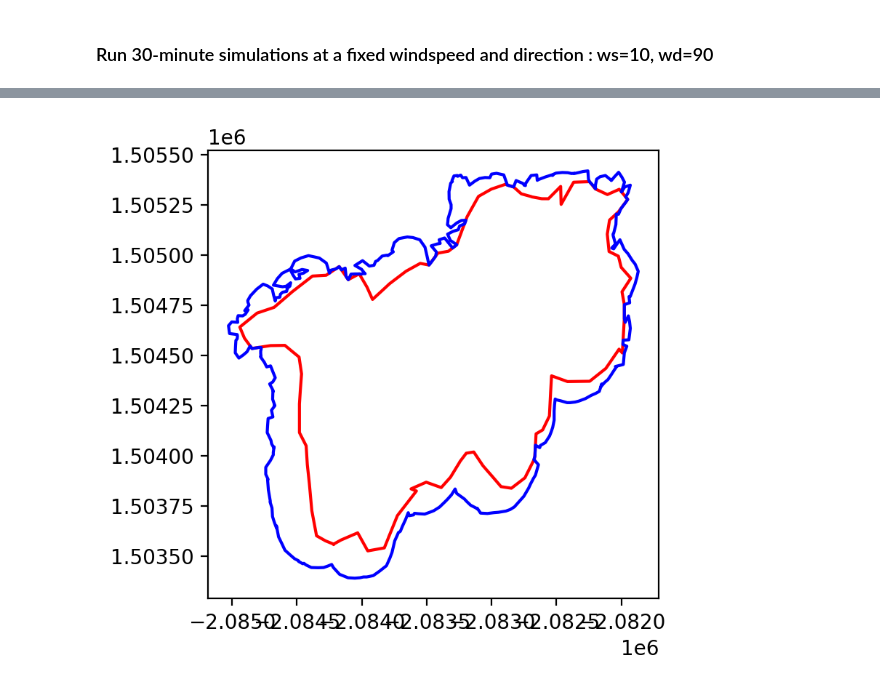
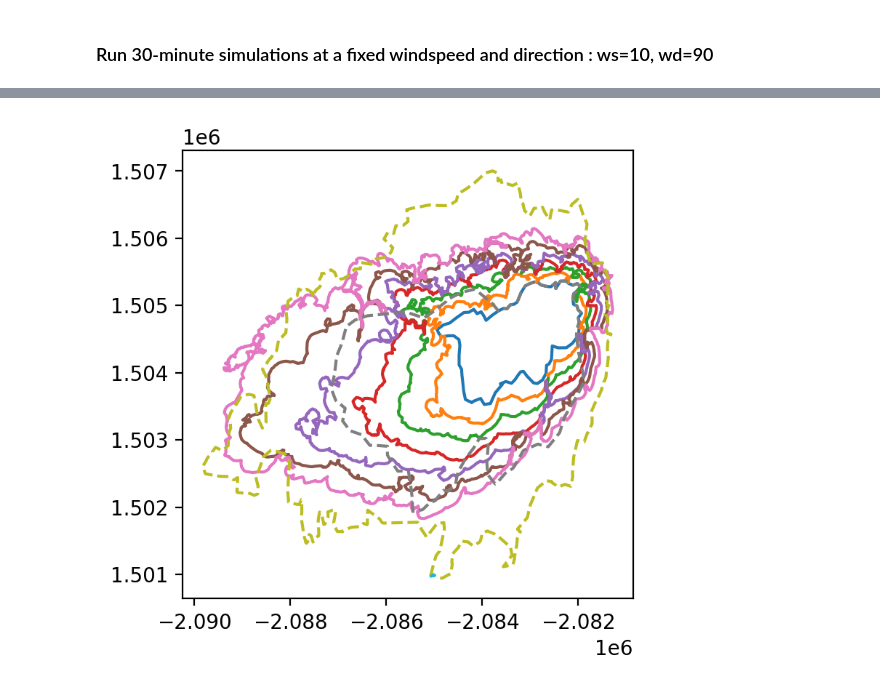
Before and after one commit to tolgacaglar/farsite-devAPI, a Jupyter notebook: src/Create Reference Fire for Maria.ipynb, the cells around one changed output, grey strips where cells are left out. Drawn from its saved outputs; the diff is of its cells as text; code cells hidden in the pictures.

```diff
--- a/src/Create Reference Fire for Maria.ipynb
+++ b/src/Create Reference Fire for Maria.ipynb
@@ -62,25 +86,2 @@ usr.db.gdfignition = pd.concat([usr.db.gdfignition, gdfcompare])
 # %%
-windspeed = 10
-winddirection = 90
-
-inputData = {'description': description,
-             'igniteidx'  : igniteidx,
-             'compareidx' : compareidx,
-             'lcpidx'     : lcpidx,
-             'barrieridx' : barrieridx,
-
-             'windspeed': windspeed, 'winddirection': winddirection,
-             'relhumid': 90, 'temperature': 20}
-
-mainapi = usr.calculatePerimeters(inputData)
-mainapi.run_farsite()
-
-# Collect the simulated geometry
-gdfsim = usr.db.gdfsimulation.iloc[-1]
-gdfsim_geom = gdfsim['geometry']
-if isinstance(gdfsim_geom, MultiPolygon):
-    gdfsim_geom = calculate_max_area_geom(gdfsim_geom)
-
-# Update the ignition table with the simulated info
-usr.db.gdfignition.loc[compareidx, 'filepath'] = usr.db.gdfsimulation.iloc[-1]['filepath']
-usr.db.gdfignition.loc[compareidx, 'geometry'] = gdfsim_geom
+igniteidx_lst = [usr.db.gdfignition.index[0]] + [uuid.uuid4().hex for i in range(12)]
@@ -108,7 +270,10 @@ def plot_geometry(geom, ax, **kwargs):
 # %%
 fig, ax = plt.subplots(1,1, figsize=(4,4), dpi=200)
 
-plot_geometry(usr.db.gdfignition.loc[igniteidx, 'geometry'], ax=ax, color='red')
-plot_geometry(usr.db.gdfignition.loc[compareidx, 'geometry'], ax=ax, color='blue')
+for igniteidx in igniteidx_lst[::2]:
+    plot_geometry(usr.db.gdfignition.loc[igniteidx, 'geometry'], ax=ax)
+
+plot_geometry(usr.db.gdfignition.iloc[2]['geometry'], ax=ax, ls='--')
+plot_geometry(usr.db.gdfignition.iloc[5]['geometry'], ax=ax, ls='--')
 # %% [output]
-[figure, old version]
+[figure, new version]
```
Also changed, not shown: parts of 4 cells of this notebook, 3 other files.
